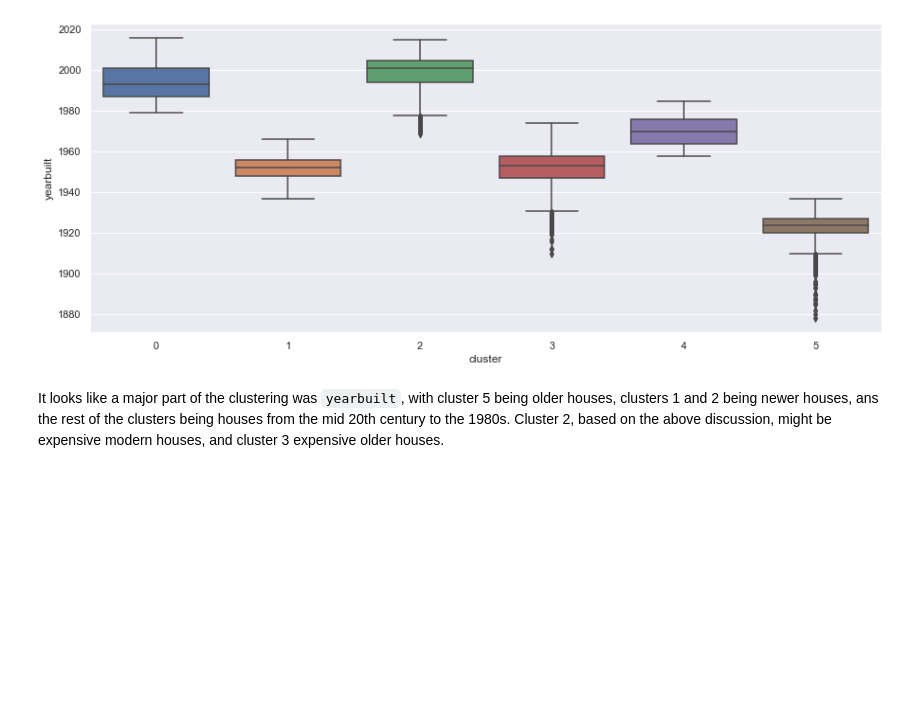
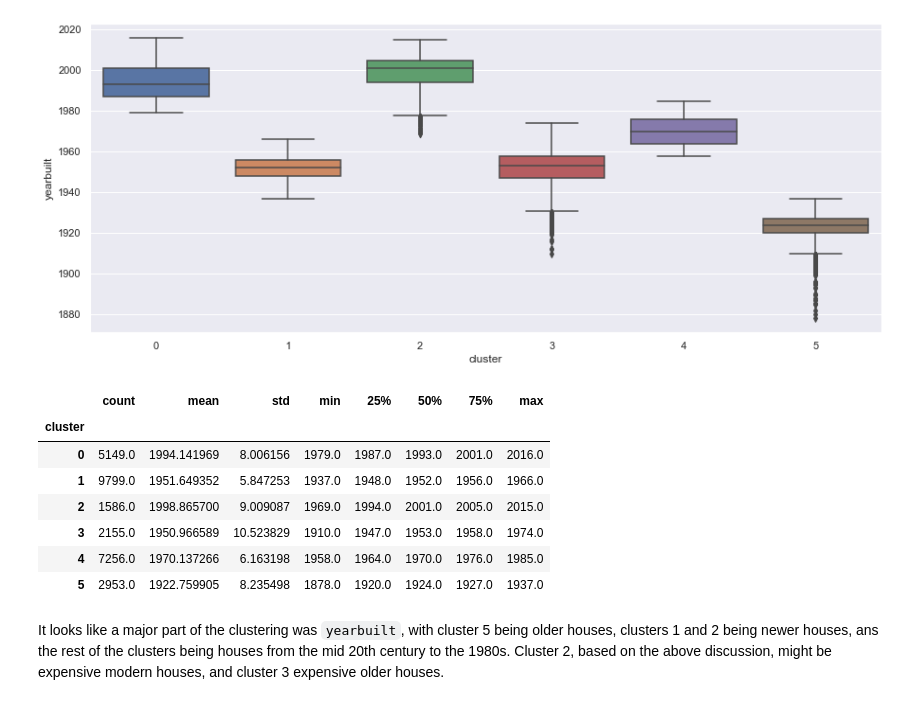
Before and after one commit to stephenfitzsimon/zillow_clustering_project, a Jupyter notebook: final_report.ipynb, the cells around one changed output. Cells and saved outputs as stored; diff of their text form; code cells hidden in the pictures; blank space fills up the shorter version.

```diff
--- a/final_report.ipynb
+++ b/final_report.ipynb
@@ -739,6 +750,18 @@ sns.boxplot(data=train, x='cluster', y='yearbuilt') # make a boxplot
 # %% [output]
 <AxesSubplot:xlabel='cluster', ylabel='yearbuilt'>
 [figure]
+# %%
+# same info but numerically
+train.groupby('cluster')['yearbuilt'].describe()
+# %% [output]
+|  | count | mean | std | min | 25% | 50% | 75% | max |
+| cluster |  |  |  |  |  |  |  |  |
+| 0 | 5149.0 | 1994.141969 | 8.006156 | 1979.0 | 1987.0 | 1993.0 | 2001.0 | 2016.0 |
+| 1 | 9799.0 | 1951.649352 | 5.847253 | 1937.0 | 1948.0 | 1952.0 | 1956.0 | 1966.0 |
+| 2 | 1586.0 | 1998.865700 | 9.009087 | 1969.0 | 1994.0 | 2001.0 | 2005.0 | 2015.0 |
+| 3 | 2155.0 | 1950.966589 | 10.523829 | 1910.0 | 1947.0 | 1953.0 | 1958.0 | 1974.0 |
+| 4 | 7256.0 | 1970.137266 | 6.163198 | 1958.0 | 1964.0 | 1970.0 | 1976.0 | 1985.0 |
+| 5 | 2953.0 | 1922.759905 | 8.235498 | 1878.0 | 1920.0 | 1924.0 | 1927.0 | 1937.0 |
 # %% [markdown]
 It looks like a major part of the clustering was `yearbuilt`, with cluster 5 being older houses, clusters 1 and 2 being newer houses, ans the rest of the clusters being houses from the mid 20th century to the 1980s. Cluster 2, based on the above discussion, might be expensive modern houses, and cluster 3 expensive older houses.
 # %% [markdown]
```
Also changed, not shown: parts of 54 cells of this notebook, 1 other file.
